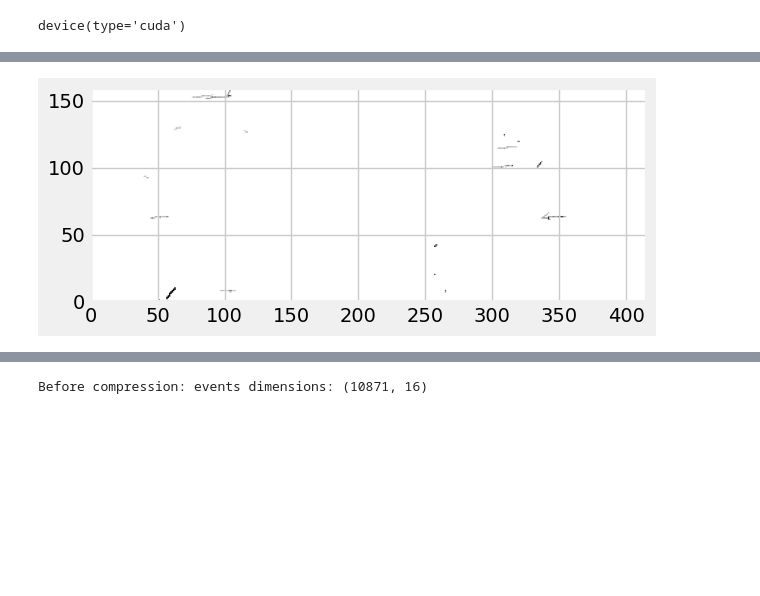
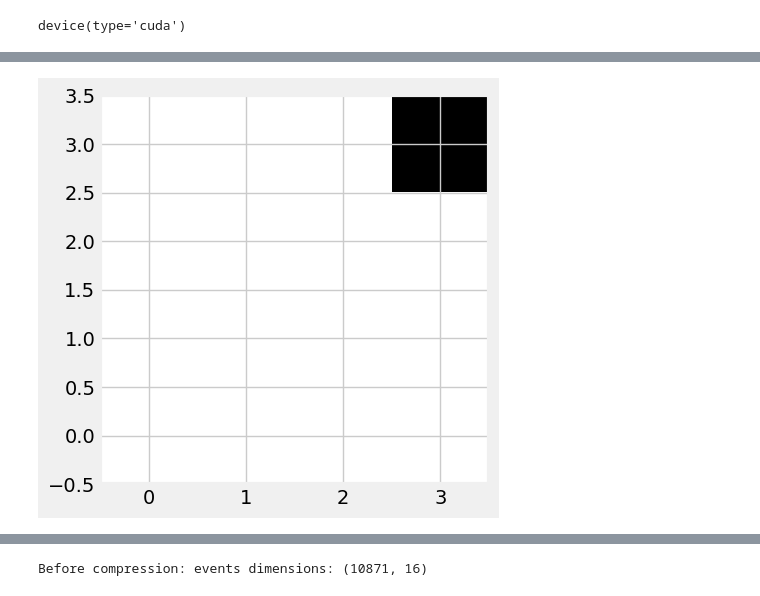
Before and after one commit to pauliusB20/vq-vae-experiments, a Jupyter notebook: cms_particle_hits/main.ipynb, the cells around one changed output, grey strips where cells are left out. Saved outputs shown, nothing was run; the diff lists cells and outputs as text; code cells hidden in the pictures; blank space fills up the shorter version.

Commit message:
[FIX] cms_particle_hits: made compression for 2 x 2

```diff
--- a/cms_particle_hits/main.ipynb
+++ b/cms_particle_hits/main.ipynb
@@ -135,5 +148,7 @@ else:
 device
 # %% [output]
 device(type='cuda')
+# %%
+event_train = events_train[:SELECTED_EVENTS][0]
 # %%
 events_train_display = iter(events_train)
@@ -162,0 +155,4 @@ X_patches = iter(X_patches)
+# %%
+event_train_patches = event_hits_to_patches(event_train, patch_size=PATCH_SIZE)
+event_train_patches_adcs = event_train_patches.as_array()
+event_train_patches_adcs.shape
@@ -204,8 +177,8 @@ transform = transforms.Compose([
     transforms.ToTensor(),
 ])
 train_loader = DataLoader(
-    dataset=X_patches_adcs,
-    batch_size=1,
+    dataset=event_train_patches_adcs,
+    batch_size=batch_size,
     shuffle=True,
     collate_fn=collate_fn
 )
@@ -255,7 +228,7 @@ class VQEmbedding(nn.Module):
         """
 
         # Convert inputs from BCHW -> BHWC
-        inputs = inputs.permute(0, 2, 3, 1).contiguous()
+        # inputs = inputs.permute(1, 0, 2, 3).contiguous()
         input_shape = inputs.shape
 
         # Flatten input
@@ -316,7 +289,7 @@ class VQEmbedding(nn.Module):
         """
 
         quantized = quantized.view(input_shape)  # [B, H, W, C]
-        quantized = quantized.permute(0, 3, 1, 2).contiguous()  # [B, C, H, W]
+        # quantized = quantized.permute(0, 3, 2, 1).contiguous()  # [B, C, H, W]
         # Convert quantized from BHWC -> BCHW
         return (
             quantized,
@@ -495,24 +490,23 @@ for epoch in epoch_values:
         total=len(train_loader),
         desc=f'Epoch {epoch+1}/{num_epochs}'
     )
-    for batch_idx, patches_adcs in progress_bar:
-        patches_adcs = patches_adcs.float()
-        patches_adcs = patches_adcs.to(device)
+    for batch_idx, patch_adcs in progress_bar:
+        X_adcs = patch_adcs[0]
+        X_adcs = X_adcs.float()
+        X_adcs = X_adcs.to(device)
 
         optimizer.zero_grad()
 
         # Required for treating as images
-        patches_adcs = patches_adcs.permute(0, 2, 1, 3)  # [B, C, N, W]
 
-        B, C, N, W = patches_adcs.shape
+        # target = patches_adcs.view(B * N, C, 1, W)
 
-        target = patches_adcs.view(B * N, C, 1, W)
+        recon_patch, vq_loss, perplexity = model(
+            X_adcs
+        )
+        recon_patch = recon_patch.float()
 
-        recon_batch, vq_loss, perplexity = model(
-            target
-        )
-
-        loss = _get_vq_loss(recon_batch, target, vq_loss)
+        loss = _get_vq_loss(recon_patch, X_adcs, vq_loss)
         loss.backward()
         train_loss += loss.item()
         optimizer.step()
@@ -523,56 +517,31 @@ for epoch in epoch_values:
     if epoch % 10 == 0:
         with torch.no_grad():
             # selecting events before reconstruction
-            used_event_hits = next(events_train_display)
             print("Before compression")
-            show_image(used_event_hits)
+            patch_original = _tensor_to_numpy(
+                X_adcs.squeeze(1).view((PATCH_SIZE, PATCH_SIZE))
+            )
 
-            target_patches_check = event_hits_to_patches(
-                used_event_hits,
-                patch_size=PATCH_SIZE
-            ).as_array()
-            target_patches_check = torch.tensor(target_patches_check).unsqueeze(1).unsqueeze(1)
-            target_patches_check = target_patches_check.float().to(device)
+            print(f"Before: {patch_original.shape}")
 
-            target_patches_check_tensor = target_patches_check.float().to(device)
-            target_patches_check_tensor = target_patches_check.permute(0, 2, 1, 3)
+            plot_patch(patch_original)
 
-            B, C, N, W = target_patches_check_tensor.shape
-            target_eval = target_patches_check_tensor.view(B * N, C, 1, W)
+            recon_patch, _, perplexity = model(X_adcs)
+            recon_patch_np = _tensor_to_numpy(
+                recon_patch.squeeze(1).view((PATCH_SIZE, PATCH_SIZE))
+            )
+            print(f"After: {recon_patch_np.shape}")
+            print("After compression")
+            plot_patch(recon_patch_np)
 
 
-            recon_patches_batch, _, perplexity = model(target_eval)
-            recon_patches_batch = recon_patches_batch.view(B, N, C, W)
-            reconstructed_patches_adcs = _tensor_to_numpy(recon_patches_batch)
             perplexity_values.append(perplexity.cpu().numpy())
 
-            # Creating compressed patches object
-            compressed_event = event_hits_to_patches(
-                used_event_hits,
-                patch_size=PATCH_SIZE
-            )
-            event_patches_decompressed = PixelEventPatches(
-                detector=pix_det,
-                patch_size=PATCH_SIZE,
-                event_id=compressed_event.event_id,
-                det_ids=compressed_event.det_ids,
-                rows=compressed_event.rows,
-                cols=compressed_event.cols,
-                adcs=reconstructed_patches_adcs,
-                occupancy=np.arange(64)
-            )
 
-            # displaying reconstructed module hits based on train patches
-            reconstructed_event_hits = event_patches_to_hits(
-                event_patches_decompressed
-            )
-
-            print("After compression")
-            show_image(reconstructed_event_hits)
 
             ssim_value = _get_ssim_value(
-                used_event_hits.to_images()[0][1],
-                reconstructed_event_hits.to_images()[0][1]
+                patch_original,
+                recon_patch_np
             )
             print(f"Training SSIM value: {ssim_value}")
 
@@ -590 +560 @@ Before compression
-[figure, old version]
+[figure, new version]
```
Also changed, not shown: parts of 31 cells of this notebook.
